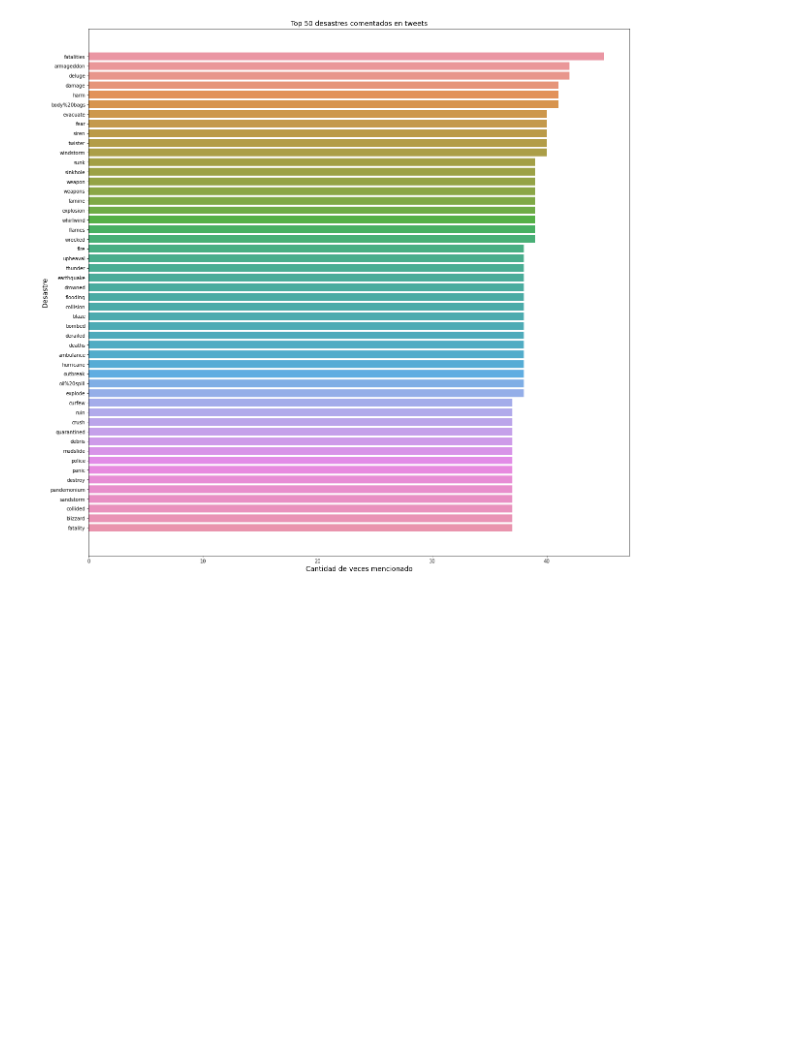
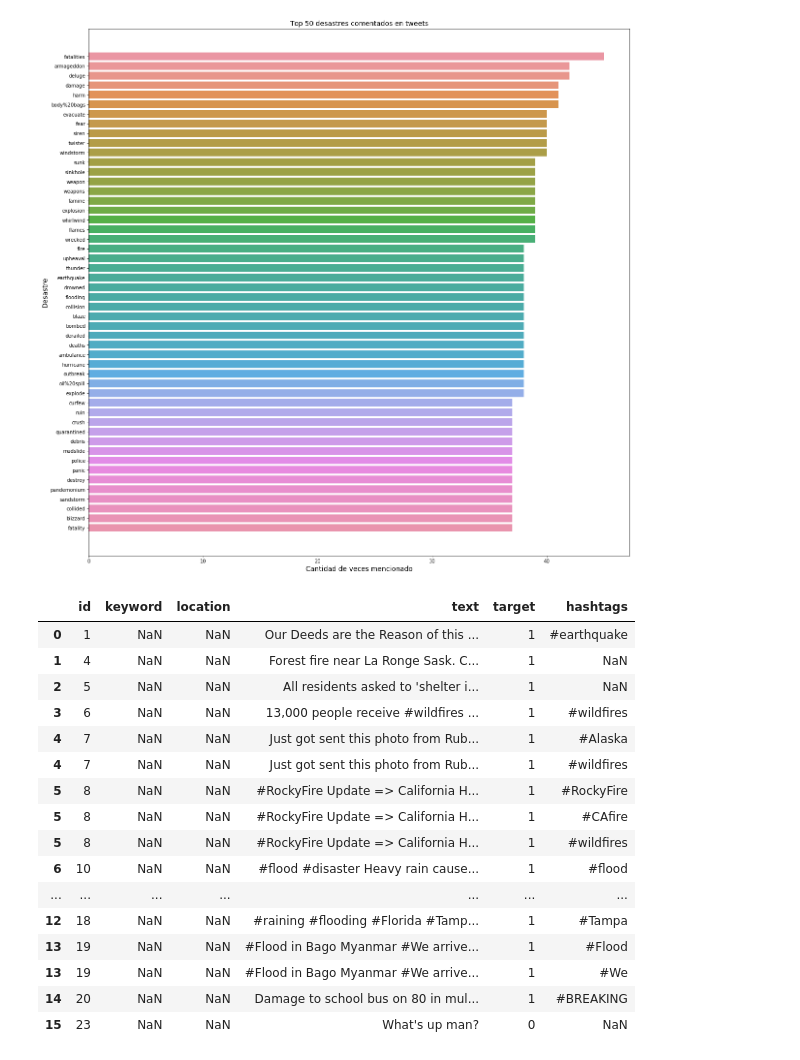
Before and after one commit to milemarchese/OrganizacionDeDatos, a Jupyter notebook: Análisis Exploratorio.ipynb, the cells around one changed output. Cells and saved outputs as stored; diff of their text form; code cells hidden in the pictures; blank space fills up the shorter version.

```diff
--- a/Análisis Exploratorio.ipynb
+++ b/Análisis Exploratorio.ipynb
@@ -98,3 +98,26 @@ grafico.plot()
 # %% [output]
 []
 [figure]
+# %%
+#
+tweets['hashtags'] = tweets['text'].str.findall(r'#.*?(?=\s|$)')
+tweets_hashtags = tweets.explode('hashtags')
+tweets_hashtags.head(25)
+# %% [output]
+|  | id | keyword | location | text | target | hashtags |
+| 0 | 1 | NaN | NaN | Our Deeds are the Reason of this ... | 1 | #earthquake |
+| 1 | 4 | NaN | NaN | Forest fire near La Ronge Sask. C... | 1 | NaN |
+| 2 | 5 | NaN | NaN | All residents asked to 'shelter i... | 1 | NaN |
+| 3 | 6 | NaN | NaN | 13,000 people receive #wildfires ... | 1 | #wildfires |
+| 4 | 7 | NaN | NaN | Just got sent this photo from Rub... | 1 | #Alaska |
+| 4 | 7 | NaN | NaN | Just got sent this photo from Rub... | 1 | #wildfires |
+| 5 | 8 | NaN | NaN | #RockyFire Update => California H... | 1 | #RockyFire |
+| 5 | 8 | NaN | NaN | #RockyFire Update => California H... | 1 | #CAfire |
+| 5 | 8 | NaN | NaN | #RockyFire Update => California H... | 1 | #wildfires |
+| 6 | 10 | NaN | NaN | #flood #disaster Heavy rain cause... | 1 | #flood |
+| ... | ... | ... | ... | ... | ... | ... |
+| 12 | 18 | NaN | NaN | #raining #flooding #Florida #Tamp... | 1 | #Tampa |
+| 13 | 19 | NaN | NaN | #Flood in Bago Myanmar #We arrive... | 1 | #Flood |
+| 13 | 19 | NaN | NaN | #Flood in Bago Myanmar #We arrive... | 1 | #We |
+| 14 | 20 | NaN | NaN | Damage to school bus on 80 in mul... | 1 | #BREAKING |
+| 15 | 23 | NaN | NaN | What's up man? | 0 | NaN |
```
Also changed, not shown: parts of 6 cells of this notebook.
